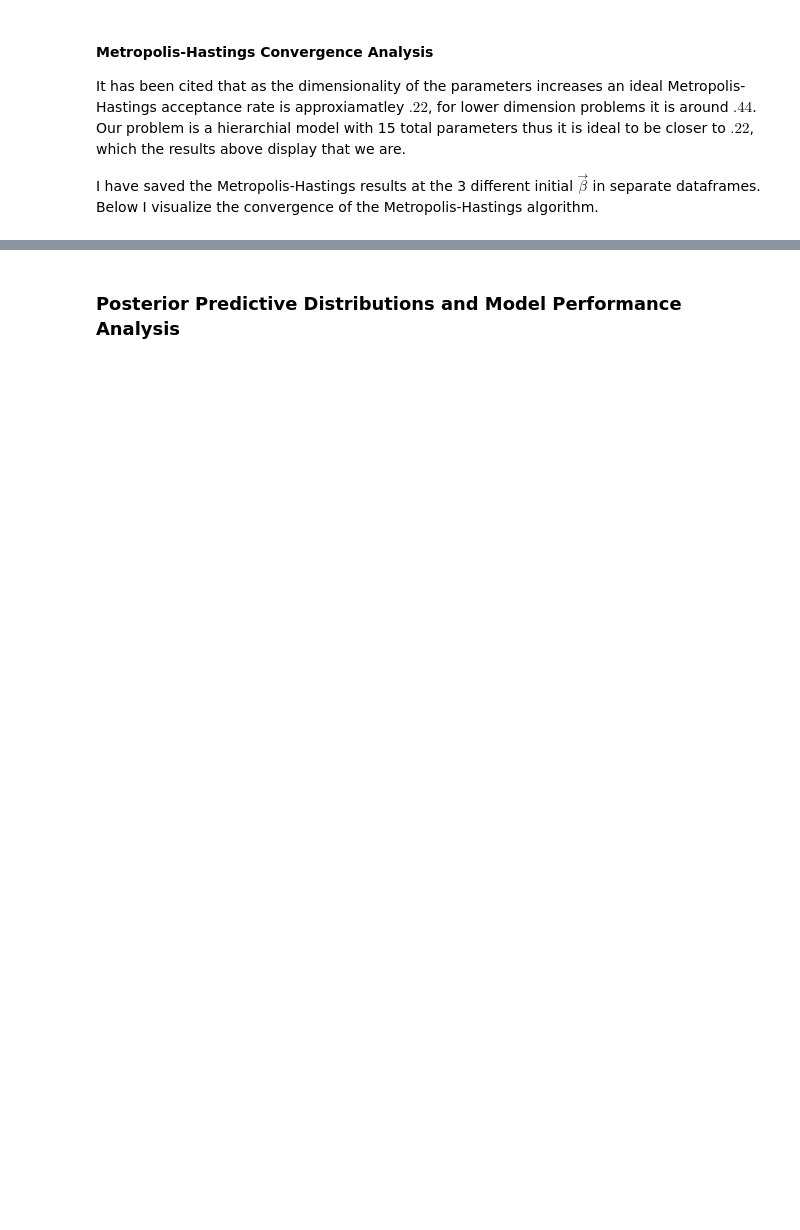
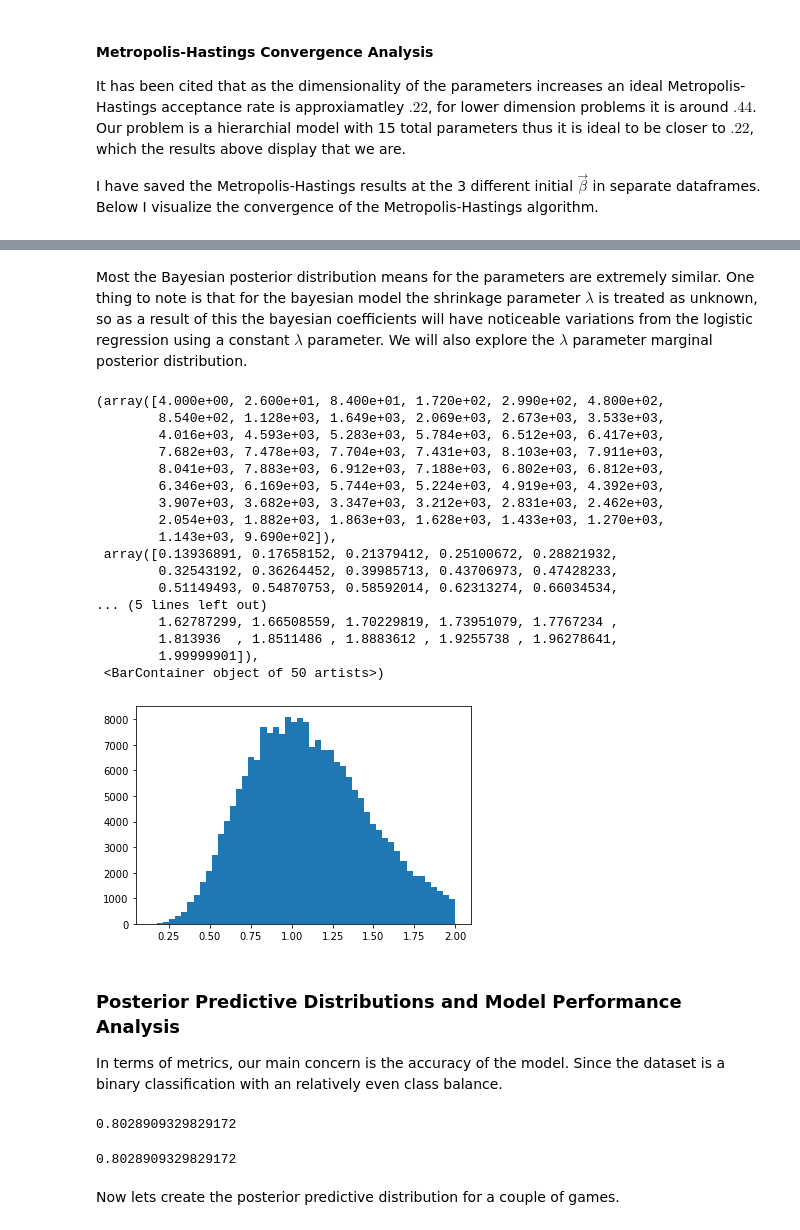
Before and after one commit to btcain4/Bayesian_College_Football, a Jupyter notebook: Bayesian_Modeling/Model_Analysis.ipynb, the cells around one changed output, grey strips where cells are left out. Cells and saved outputs as stored; diff of their text form; code cells hidden in the pictures; blank space fills up the shorter version.

```diff
--- a/Bayesian_Modeling/Model_Analysis.ipynb
+++ b/Bayesian_Modeling/Model_Analysis.ipynb
@@ -295,2 +350,38 @@ data.loc[(data['school']=='Oklahoma') & (data['gameSeason']==2021) & (data['week
+# %% [markdown]
+Most the Bayesian posterior distribution means for the parameters are extremely similar. One thing to note is that for the bayesian model the shrinkage parameter $\lambda$ is treated as unknown, so as a result of this the bayesian coefficients will have noticeable variations from the logistic regression using a constant $\lambda$ parameter. We will also explore the $\lambda$ parameter marginal posterior distribution.
+# %%
+##Display descriptive statistics for the lambda posterior distributions using the two desired chains
+
+##Vertically stack the dataframes since we'll be using those two chains
+finalPosterior = beta0[50000:].append(beta1[50000:], ignore_index=True)
+plt.hist(finalPosterior['lambda'],bins=50)
+# %% [output]
+(array([4.000e+00, 2.600e+01, 8.400e+01, 1.720e+02, 2.990e+02, 4.800e+02,
+        8.540e+02, 1.128e+03, 1.649e+03, 2.069e+03, 2.673e+03, 3.533e+03,
+        4.016e+03, 4.593e+03, 5.283e+03, 5.784e+03, 6.512e+03, 6.417e+03,
+        7.682e+03, 7.478e+03, 7.704e+03, 7.431e+03, 8.103e+03, 7.911e+03,
+        8.041e+03, 7.883e+03, 6.912e+03, 7.188e+03, 6.802e+03, 6.812e+03,
+        6.346e+03, 6.169e+03, 5.744e+03, 5.224e+03, 4.919e+03, 4.392e+03,
+        3.907e+03, 3.682e+03, 3.347e+03, 3.212e+03, 2.831e+03, 2.462e+03,
+        2.054e+03, 1.882e+03, 1.863e+03, 1.628e+03, 1.433e+03, 1.270e+03,
+        1.143e+03, 9.690e+02]),
+ array([0.13936891, 0.17658152, 0.21379412, 0.25100672, 0.28821932,
+        0.32543192, 0.36264452, 0.39985713, 0.43706973, 0.47428233,
+        0.51149493, 0.54870753, 0.58592014, 0.62313274, 0.66034534,
+... (5 lines left out)
+        1.62787299, 1.66508559, 1.70229819, 1.73951079, 1.7767234 ,
+        1.813936  , 1.8511486 , 1.8883612 , 1.9255738 , 1.96278641,
+        1.99999901]),
+ <BarContainer object of 50 artists>)
+[figure, added]
 # %% [markdown]
 ### Posterior Predictive Distributions and Model Performance Analysis
+
+In terms of metrics, our main concern is the accuracy of the model. Since the dataset is a binary classification with an relatively even class balance.
+# %%
+##Performance of frequentist regression model
+from sklearn.metrics import accuracy_score
+y_pred = clf.predict(test_x)
+accuracy_score(test_y, y_pred)
+# %% [output]
+0.8028909329829172
@@ -296,0 +404,6 @@ data.loc[(data['school']=='Oklahoma') & (data['gameSeason']==2021) & (data['week
+# %%
+accuracy_score(test_y,y_postPred)
+# %% [output]
+0.8028909329829172
+# %% [markdown]
+Now lets create the posterior predictive distribution for a couple of games.
```
Also changed, not shown: parts of 19 cells of this notebook.
